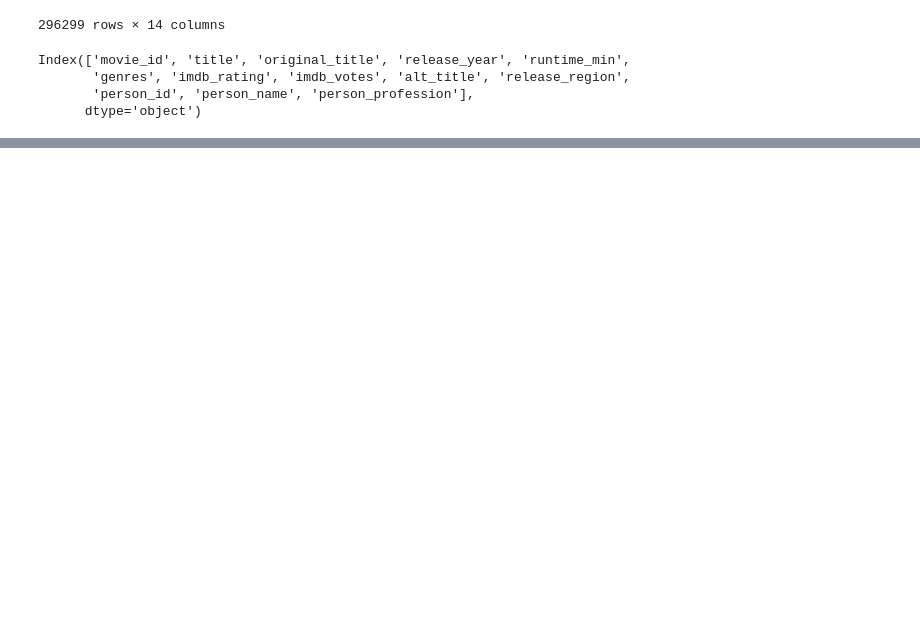
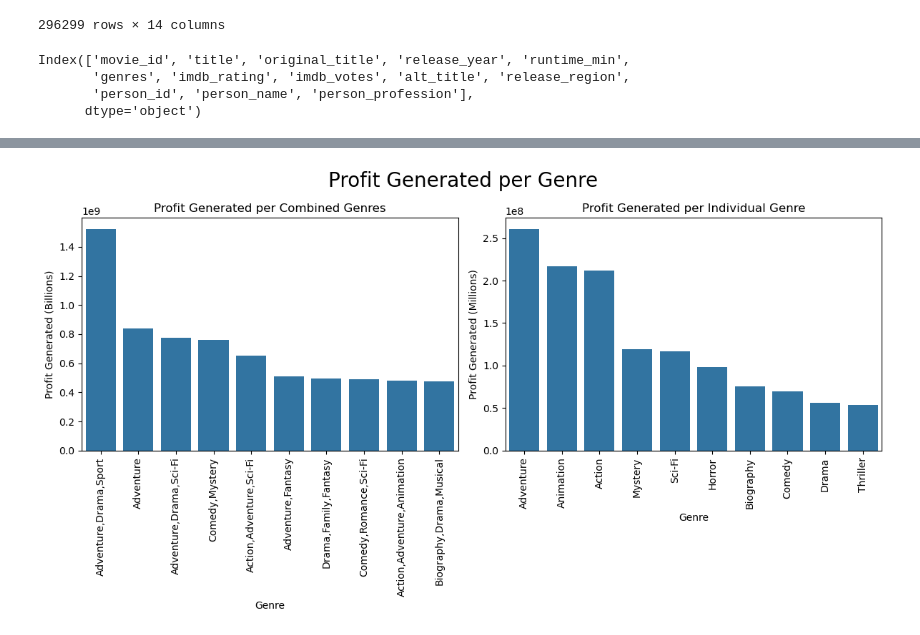
Before and after one commit to Arasirwa/stunning-computing-machine, a Jupyter notebook: notebooks/exploratory.ipynb, the cells around one changed output, grey strips where cells are left out. Drawn from its saved outputs; the diff is of its cells as text; code cells hidden in the pictures; blank space fills up the shorter version.

```diff
--- a/notebooks/exploratory.ipynb
+++ b/notebooks/exploratory.ipynb
@@ -647,0 +668,7 @@ Index(['movie_id', 'title', 'original_title', 'release_year', 'runtime_min',
+# %%
+# final_df_cp_splitting the genres column
+final_df_cp_cp = final_df_cp.copy(deep = True)
+final_df_cp_cp["genres"] = final_df_cp_cp['genres'].str.split(",")
+final_df_cp_exploded = final_df_cp_cp.explode("genres")
+final_df_cp_exploded.drop(columns = ["release_region", "person_id","person_name", "person_profession"], inplace = True)
+final_df_cp_exploded = final_df_cp_exploded[final_df_cp_exploded["genres"] != "Unknown"]
@@ -647,0 +700,18 @@ Index(['movie_id', 'title', 'original_title', 'release_year', 'runtime_min',
+# %%
+indiv_movie_genres = final_df_cp_exploded.merge(tn_budget, left_on = "title", right_on= "movie", how = "inner")
+indiv_movie_genres = indiv_movie_genres.drop_duplicates(subset = ["title", "production_budget"])
+
+combined_movie_genres = final_df_cp.merge(tn_budget, left_on = "title", right_on= "movie", how = "inner")
+combined_movie_genres = combined_movie_genres.drop_duplicates(subset = ["title", "production_budget"])
+# %%
+# Top 10 genres generating the most revenue
+indiv_genre_profit = indiv_movie_genres.groupby("genres")['profit/loss'].mean()
+indiv_genre_profit = indiv_genre_profit.round(2).sort_values(ascending = False)
+indiv_genre_profit = pd.DataFrame(indiv_genre_profit)
+indiv_genre_profit = indiv_genre_profit.head(10)
+
+combined_genre_profit = combined_movie_genres.groupby("genres")['profit/loss'].mean()
+combined_genre_profit = combined_genre_profit.round(2).sort_values(ascending = False)
+combined_genre_profit = pd.DataFrame(combined_genre_profit)
+combined_genre_profit = combined_genre_profit.head(10)
+combined_genre_profit
@@ -647,0 +731,21 @@ Index(['movie_id', 'title', 'original_title', 'release_year', 'runtime_min',
+# %%
+fig,axis = plt.subplots(ncols = 2, figsize = (12,6))
+
+# Unexploded Genre set
+sns.barplot(data=combined_genre_profit, x="genres", y="profit/loss", ax=axis[0])
+axis[0].set_title("Profit Generated per Combined Genres")
+axis[0].set_xlabel("Genre")
+axis[0].set_ylabel("Profit Generated (Billions)")
+axis[0].tick_params(axis='x', rotation=90)
+
+# Exploded Genre set
+sns.barplot(data=indiv_genre_profit, x="genres", y="profit/loss", ax=axis[1])
+axis[1].set_title("Profit Generated per Individual Genre")
+axis[1].set_xlabel("Genre")
+axis[1].set_ylabel("Profit Generated (Millions)")
+axis[1].tick_params(axis='x', rotation=90)
+
+plt.tight_layout()
+plt.suptitle("Profit Generated per Genre", fontsize = 20, y = 1.05);
+# %% [output]
+[figure, added]
```
Also changed, not shown: parts of 15 cells of this notebook.
